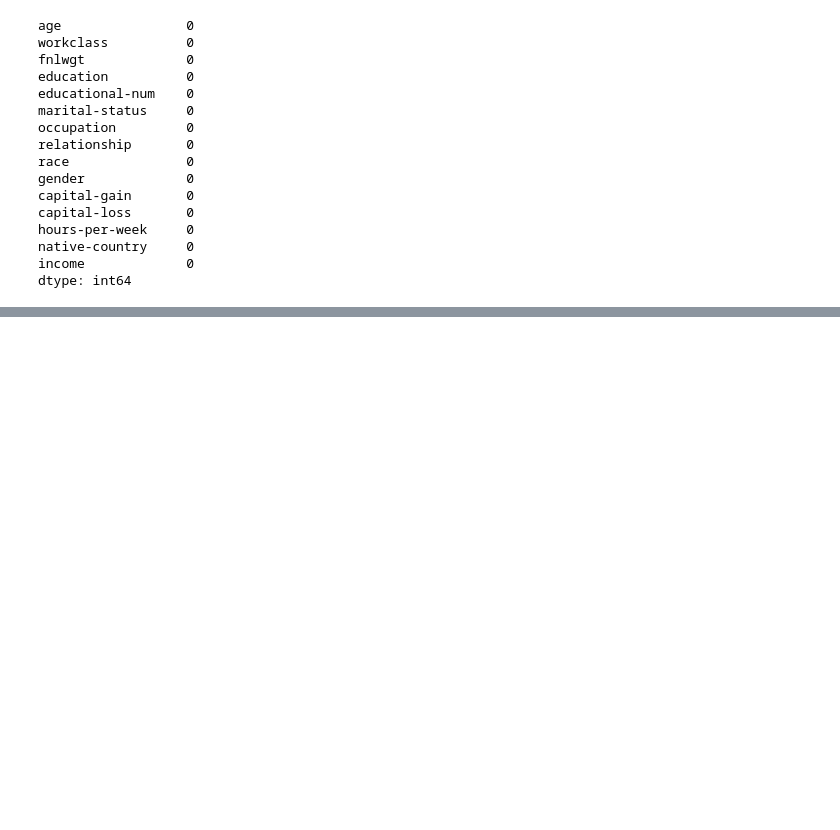
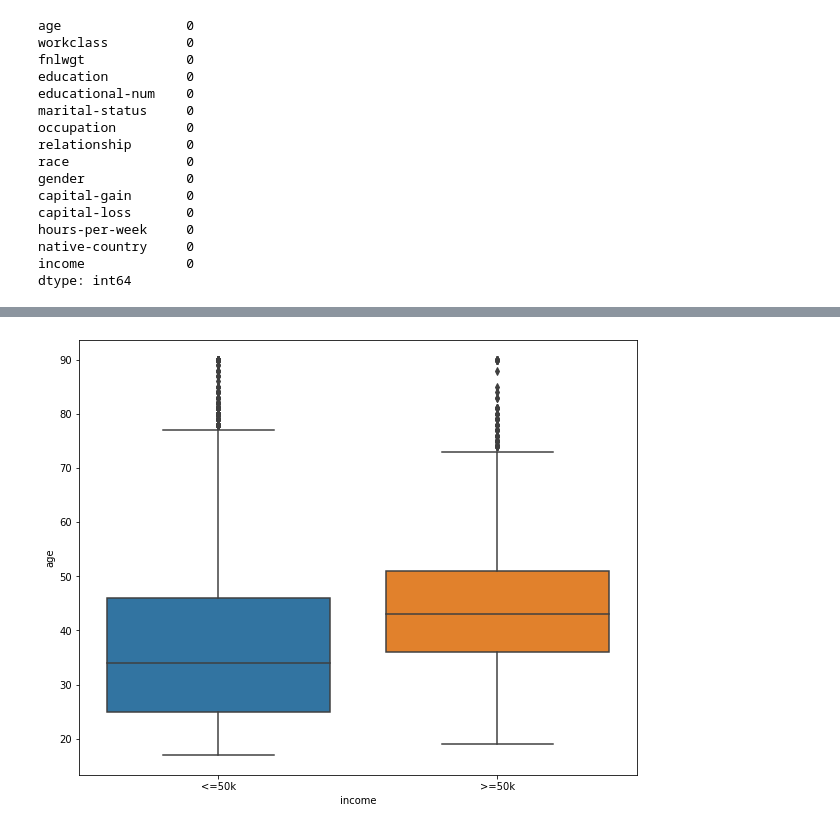
Before and after one commit to kamransuleymanli/Adult-Income, a Jupyter notebook: Adult_income.ipynb, the cells around one changed output, grey strips where cells are left out. Drawn from its saved outputs; the diff is of its cells as text; code cells hidden in the pictures; blank space fills up the shorter version.

```diff
--- a/Adult_income.ipynb
+++ b/Adult_income.ipynb
@@ -95,0 +98,6 @@ df["marriage-status"]=df["marital-status"].map({'Never-married':'Single', "Widow
+# %%
+fig = plt.figure(figsize=(10,8))
+sns.boxplot(x="income", y="age", data=df)
+plt.show()
+# %% [output]
+[figure, added]
```
Also changed, not shown: parts of 18 cells of this notebook.
